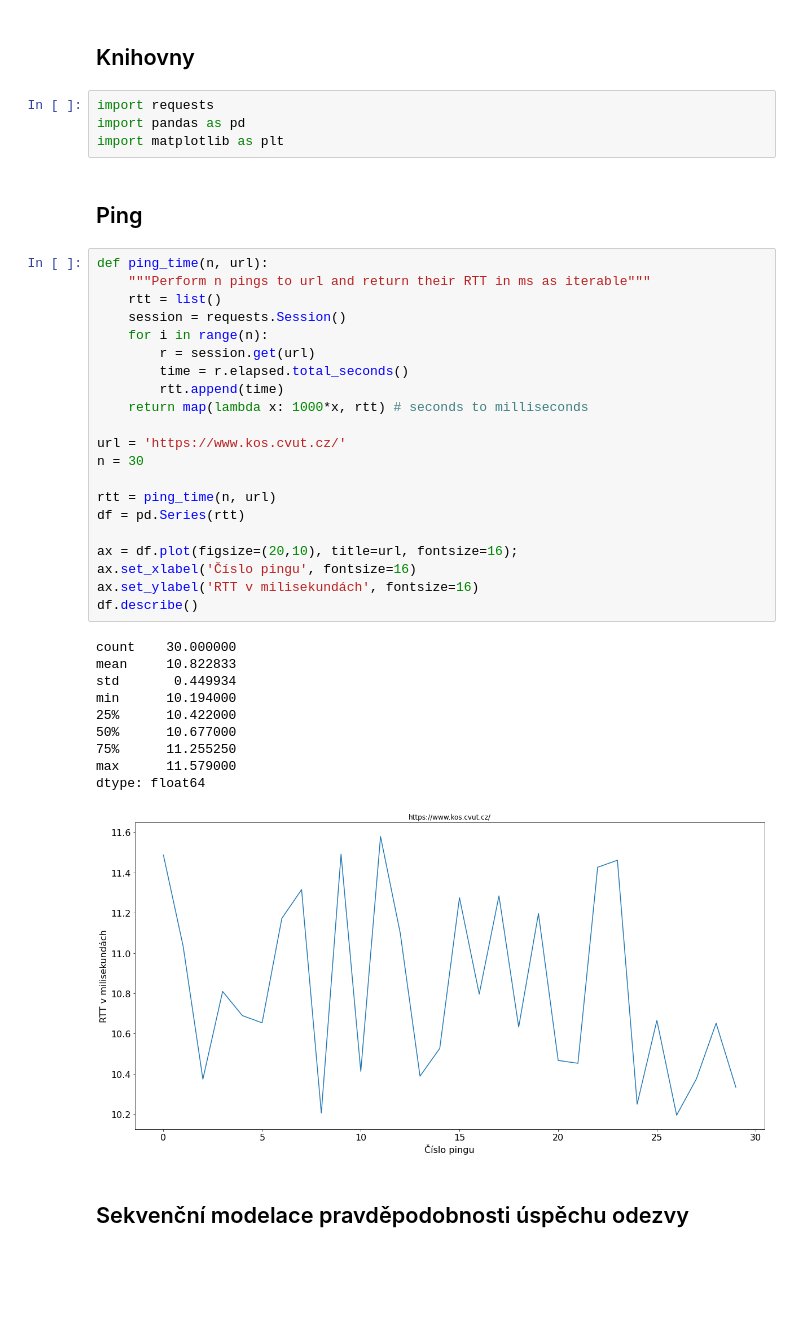
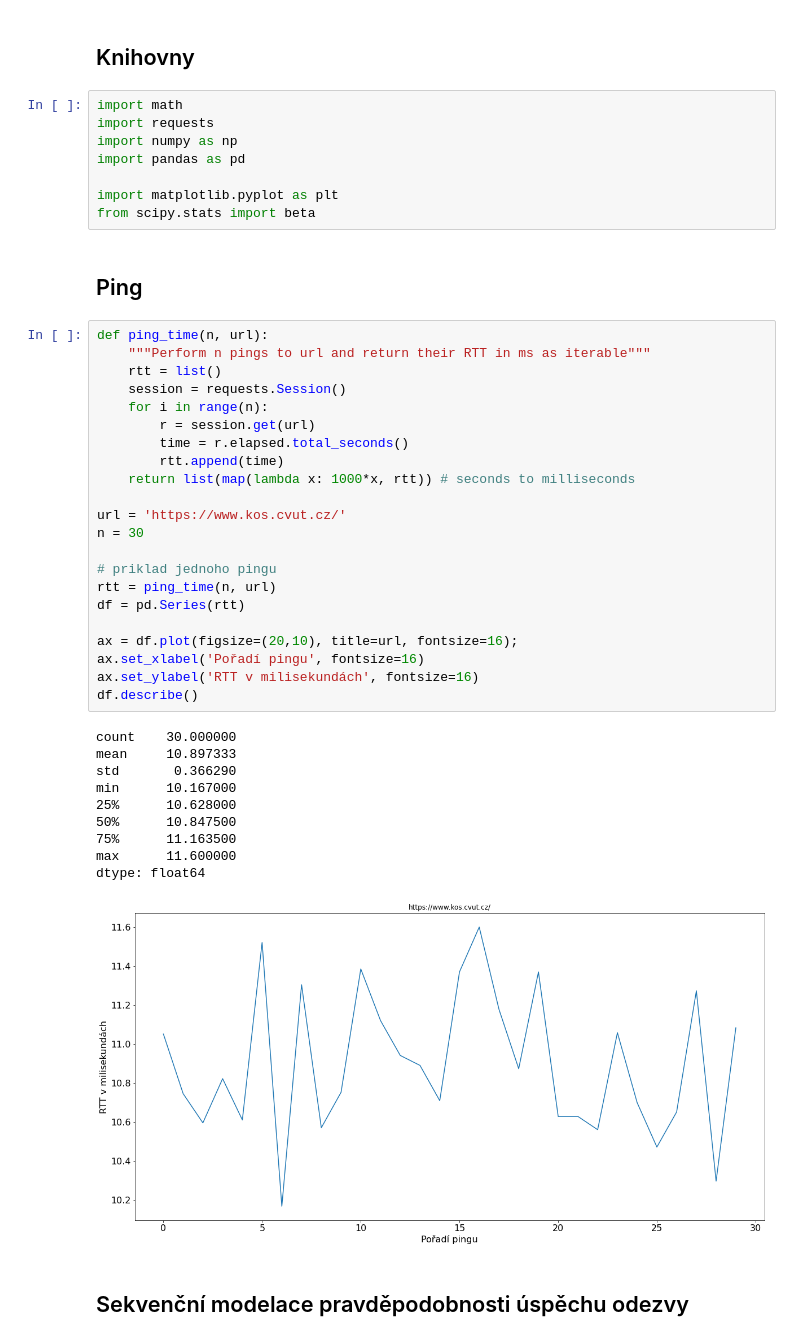
Before and after one commit to TaIos/ni-bml-ukol-ping, a Jupyter notebook: solution.ipynb, the cells around one changed output. Cells and saved outputs as stored; diff of their text form; blank space fills up the shorter version.

```diff
--- a/solution.ipynb
+++ b/solution.ipynb
@@ -8,42 +8,47 @@ Produkt: jupyter notebook (příp. skript), který posílá pingy na vhodně vyb
 # %% [markdown]
 ## Knihovny
 # %%
+import math
 import requests
+import numpy as np
 import pandas as pd
-import matplotlib as plt
+
+import matplotlib.pyplot as plt
+from scipy.stats import beta
 # %% [markdown]
 ## Ping
 # %%
 def ping_time(n, url):
     """Perform n pings to url and return their RTT in ms as iterable"""
     rtt = list()
     session = requests.Session()
     for i in range(n):
         r = session.get(url)
         time = r.elapsed.total_seconds()
         rtt.append(time)
-    return map(lambda x: 1000*x, rtt) # seconds to milliseconds
+    return list(map(lambda x: 1000*x, rtt)) # seconds to milliseconds
 
 url = 'https://www.kos.cvut.cz/'
 n = 30
 
+# priklad jednoho pingu
 rtt = ping_time(n, url)
 df = pd.Series(rtt)
 
 ax = df.plot(figsize=(20,10), title=url, fontsize=16);
-ax.set_xlabel('Číslo pingu', fontsize=16)
+ax.set_xlabel('Pořadí pingu', fontsize=16)
 ax.set_ylabel('RTT v milisekundách', fontsize=16)
 df.describe()
 # %% [output]
 count    30.000000
-mean     10.822833
-std       0.449934
-min      10.194000
-25%      10.422000
-50%      10.677000
-75%      11.255250
-max      11.579000
+mean     10.897333
+std       0.366290
+min      10.167000
+25%      10.628000
+50%      10.847500
+75%      11.163500
+max      11.600000
 dtype: float64
-[figure, old version]
+[figure, new version]
 # %% [markdown]
 ## Sekvenční modelace pravděpodobnosti úspěchu odezvy
```
Also changed, not shown: parts of 5 cells of this notebook.
